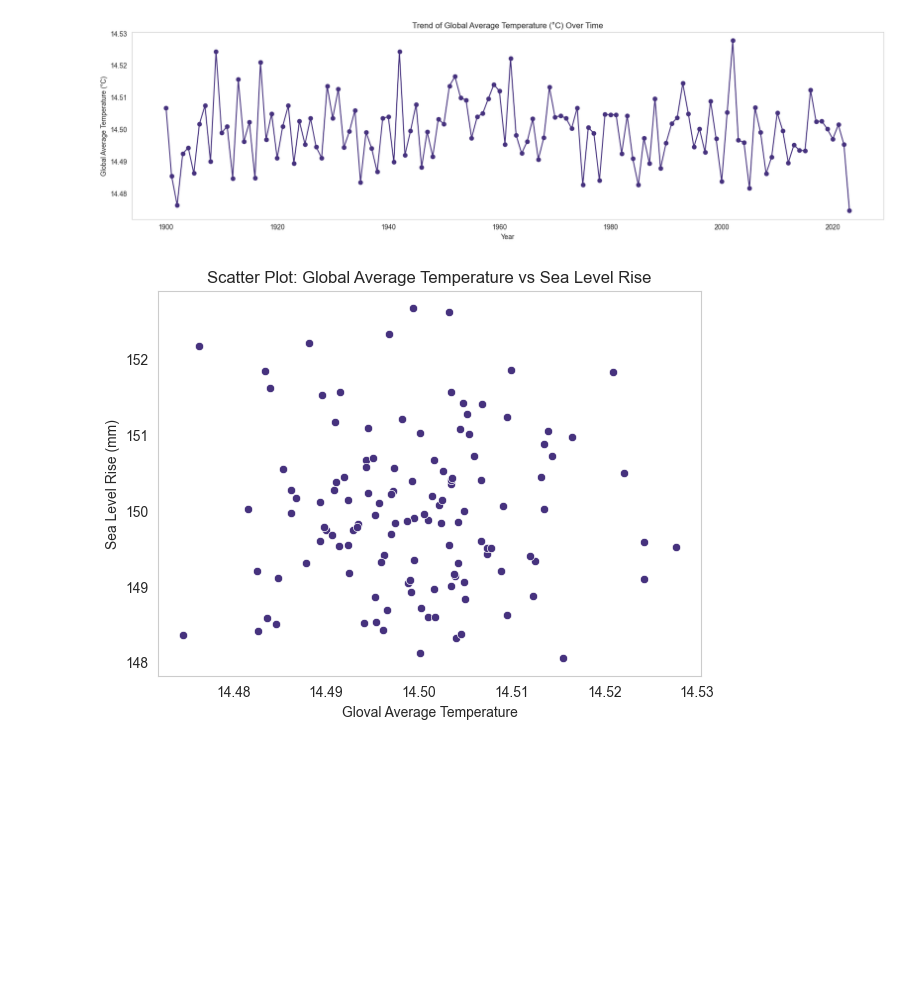
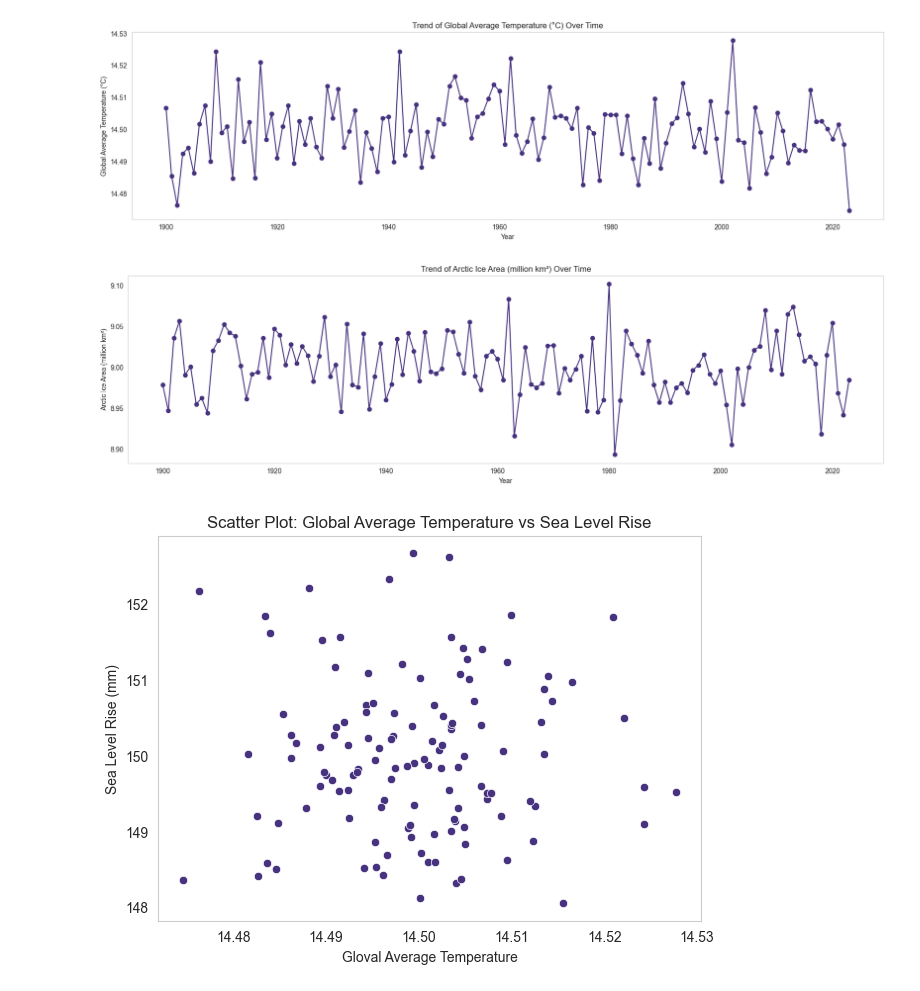
Before and after one commit to Omdena-NIC-Nepal/complete-eda-letsdoit, a Jupyter notebook: climate_eda.ipynb, the cells around one changed output. Cells and saved outputs as stored; diff of their text form; code cells hidden in the pictures; blank space fills up the shorter version.

Commit message:
Artic Ice line plot and heatmap added

```diff
--- a/climate_eda.ipynb
+++ b/climate_eda.ipynb
@@ -329,6 +329,22 @@ plt.grid(False)
 plt.show()
 # %% [output]
 [figure]
+# %%
+# Line Plot (Trend over time / year bivariate analysis )
+
+# print(aggregated_data.columns)
+
+var = "Arctic Ice Area (million km²)"
+
+plt.figure(figsize=(20, 5))
+plt.plot(aggregated_data['Year'], aggregated_data[var],  marker='o')
+plt.title(f'Trend of {var} Over Time')
+plt.xlabel('Year')
+plt.ylabel(var)
+plt.grid(False)
+plt.show()
+# %% [output]
+[figure, added]
 # %%
 # Scatter Plot Bivariate Analysis (Sea Level Vs Temperatures)
 
```
Also changed, not shown: parts of 2 cells of this notebook.
